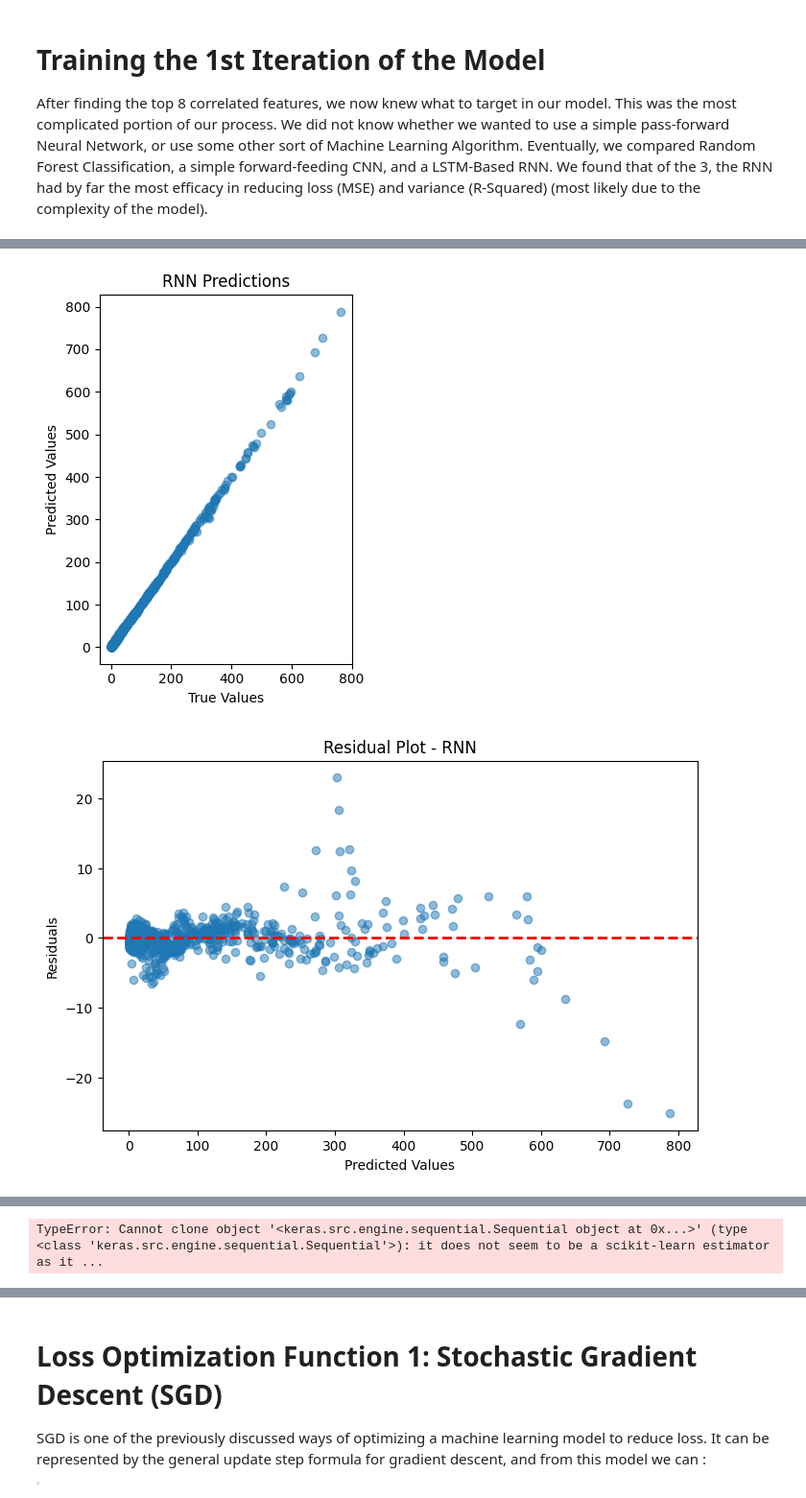
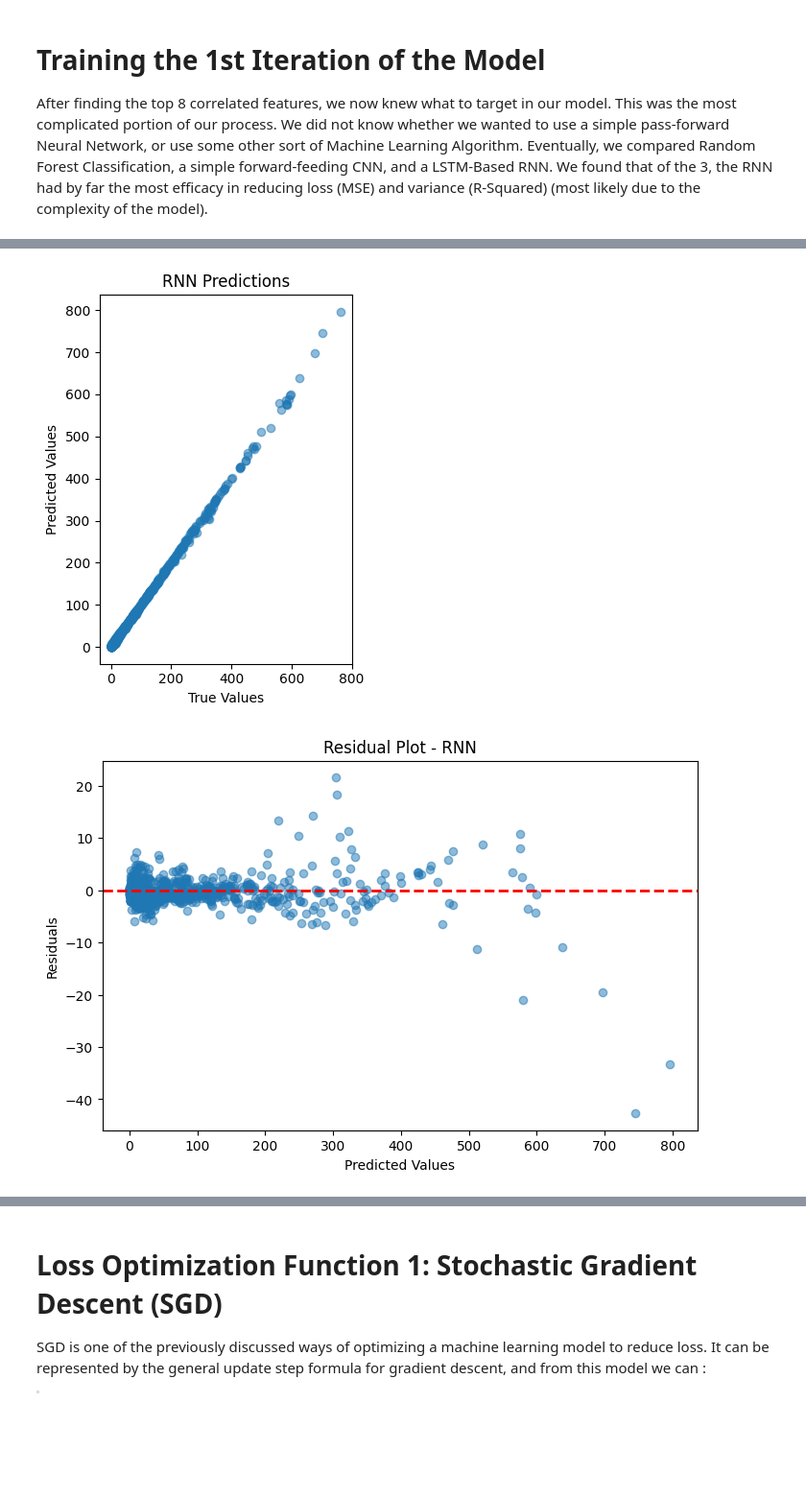
Before and after one commit to Lampc/NBARNN, a Jupyter notebook: NBA_LSTM_RNN.ipynb, the cells around one changed output, grey strips where cells are left out. Shown at 96% size. Cells and saved outputs as stored; diff of their text form; code cells hidden in the pictures; blank space fills up the shorter version.

```diff
--- a/NBA_LSTM_RNN.ipynb
+++ b/NBA_LSTM_RNN.ipynb
@@ -159,7 +159,7 @@ from tensorflow.keras import layers
 from tensorflow.keras.callbacks import EarlyStopping
 import matplotlib.pyplot as plt
 from scipy.stats.mstats import winsorize
-
+from copy import deepcopy
 # Constants
 FILE_PATH = '/content/all_players_career_stats_2013_2023.csv'
 FEATURES = ['FG3A', 'FGA', 'FTA', 'STL', 'TOV', 'PTS']
@@ -388,28 +388,5 @@ def plot_learning_curves(model, X_train, y_train):
     plt.ylabel('Negative Mean Squared Error')
     plt.legend()
     plt.show()
-
-# Plot learning curves for the RNN model
-plot_learning_curves(rnn_model_with_outliers, X_train, y_train)
-
-# Explore hyperparameter tuning
-from sklearn.model_selection import GridSearchCV
-
-param_grid = {'units': [32, 64, 128], 'dropout_rate': [0.2, 0.3, 0.4]}
-grid_search = GridSearchCV(create_rnn_model, param_grid, cv=3, scoring='neg_mean_squared_error')
-grid_search.fit(X_train, y_train)
-
-# Get the best parameters
-best_params = grid_search.best_params_
-print("Best Hyperparameters:", best_params)
-
-# Use the best model for evaluation
-best_rnn_model = grid_search.best_estimator_
-best_rnn_pred, best_rnn_mse, best_rnn_rmse, best_rnn_mae, best_rnn_r2 = evaluate_rnn_model(best_rnn_model, X_test, y_test)
-print("\nBest RNN Model Metrics:")
-print("MSE:", best_rnn_mse)
-print("RMSE:", best_rnn_rmse)
-print("MAE:", best_rnn_mae)
-print("R-squared:", best_rnn_r2)
 # %% [output]
 Epoch 1/1000
@@ -432,2 +409,2 @@ R-squared: 0.9995237827880794
-[figure, old version]
+[figure, new version]
-[figure, old version]
+[figure, new version]
@@ -472,4 +449,3 @@ Median Absolute Error: 1.0010128021240234
-TypeError: Cannot clone object '<keras.src.engine.sequential.Sequential object at 0x...>' (type <class 'keras.src.engine.sequential.Sequential'>): it does not seem to be a scikit-learn estimator as it ...
 # %% [markdown]
 
 # On Convergence, or "How do I know you aren't just bullshitting me?"
```
Also changed, not shown: parts of 6 cells of this notebook.
